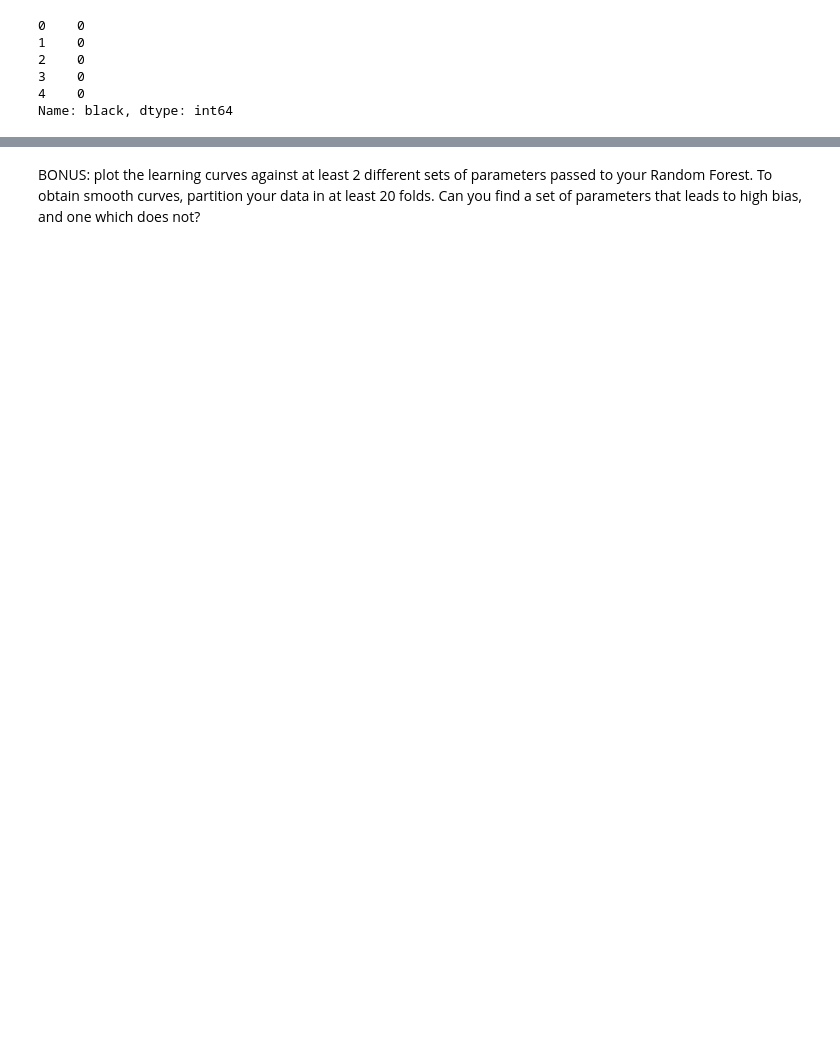
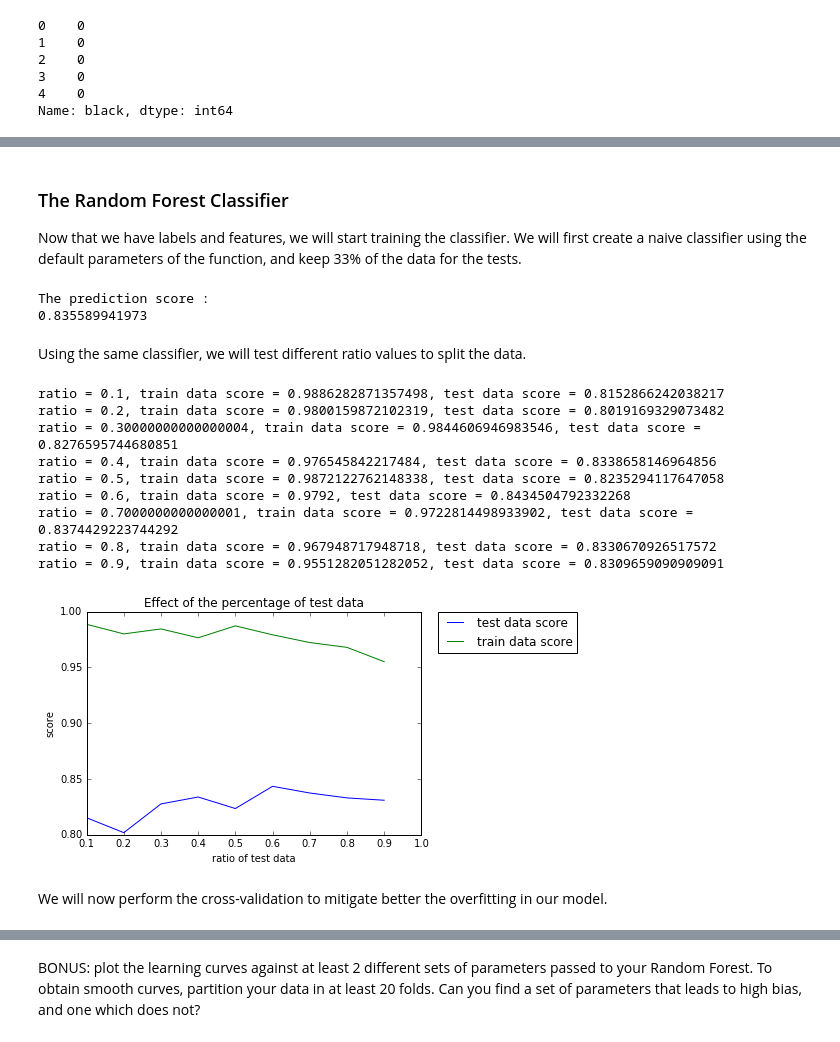
Before and after one commit to amirsh/ada-ana, a Jupyter notebook: HW4-notebooks/Exercice1.ipynb, the cells around one changed output, grey strips where cells are left out. Saved outputs shown, nothing was run; the diff lists cells and outputs as text; code cells hidden in the pictures; blank space fills up the shorter version.

```diff
--- a/HW4-notebooks/Exercice1.ipynb
+++ b/HW4-notebooks/Exercice1.ipynb
@@ -495,0 +97,6 @@ Feature ranking:
+# %%
+# features
+data_x = data.copy()
+data_x.drop(['Unnamed: 0', 'playerShort', 'birthday', 'black'], axis=1, inplace=True)
+data_x = data_x.astype(float)
+data_x.dtypes
@@ -495,0 +139,64 @@ Feature ranking:
+# %% [markdown]
+### The Random Forest Classifier
+
+Now that we have labels and features, we will start training the classifier.
+We will first create a naive classifier using the default parameters of the function, and keep 33% of the data for the tests.
+# %%
+# the classifier, with default parameters
+clf = RandomForestClassifier()
+
+# splitting the data into validation and test data
+X_train, X_test, y_train, y_test = train_test_split(data_x, data_y, test_size=0.33, random_state=4)
+
+# fitting the train data
+clf = clf.fit(X_train, y_train)
+
+# making predictions
+y_pred = clf.predict(X_test)
+
+# prediction's score
+print('The prediction score :')
+print(metrics.accuracy_score(y_test, y_pred))
+# %% [output]
+The prediction score :
+0.835589941973
+# %% [markdown]
+Using the same classifier, we will test different ratio values to split the data.
+# %%
+# different ratio values
+ratio = np.arange(0.1,1.,0.1)
+tr_score = []
+te_score = []
+
+for i in  np.arange(len(ratio)):
+    X_train, X_test, y_train, y_test = train_test_split(data_x, data_y, test_size=ratio[i], random_state=4)
+    clf = RandomForestClassifier()
+    clf = clf.fit(X_train, y_train)
+    y_pred = clf.predict(X_test)
+    tr_pred = clf.predict(X_train)
+    tr_score = np.r_[tr_score,metrics.accuracy_score(y_train, tr_pred)]
+    te_score = np.r_[te_score,metrics.accuracy_score(y_test, y_pred)]
+    print("ratio = {ind}, train data score = {tr_s}, test data score = {te_s}".format(ind=ratio[i],tr_s=tr_score[i],te_s=te_score[i]))
+
+# plot results
+plt.figure()
+plt.title("Effect of the percentage of test data")
+plt.plot(ratio, te_score, label="test data score")
+plt.plot(ratio, tr_score, label="train data score")
+plt.xlabel('ratio of test data')
+plt.ylabel('score' )
+plt.legend(bbox_to_anchor=(1.05, 1), loc=2, borderaxespad=0.)
+plt.show()
+# %% [output]
+ratio = 0.1, train data score = 0.9886282871357498, test data score = 0.8152866242038217
+ratio = 0.2, train data score = 0.9800159872102319, test data score = 0.8019169329073482
+ratio = 0.30000000000000004, train data score = 0.9844606946983546, test data score = 0.8276595744680851
+ratio = 0.4, train data score = 0.976545842217484, test data score = 0.8338658146964856
+ratio = 0.5, train data score = 0.9872122762148338, test data score = 0.8235294117647058
+ratio = 0.6, train data score = 0.9792, test data score = 0.8434504792332268
+ratio = 0.7000000000000001, train data score = 0.9722814498933902, test data score = 0.8374429223744292
+ratio = 0.8, train data score = 0.967948717948718, test data score = 0.8330670926517572
+ratio = 0.9, train data score = 0.9551282051282052, test data score = 0.8309659090909091
+[figure, added]
+# %% [markdown]
+We will now perform the cross-validation to mitigate better the overfitting in our model.
```
Also changed, not shown: parts of 82 cells of this notebook.
